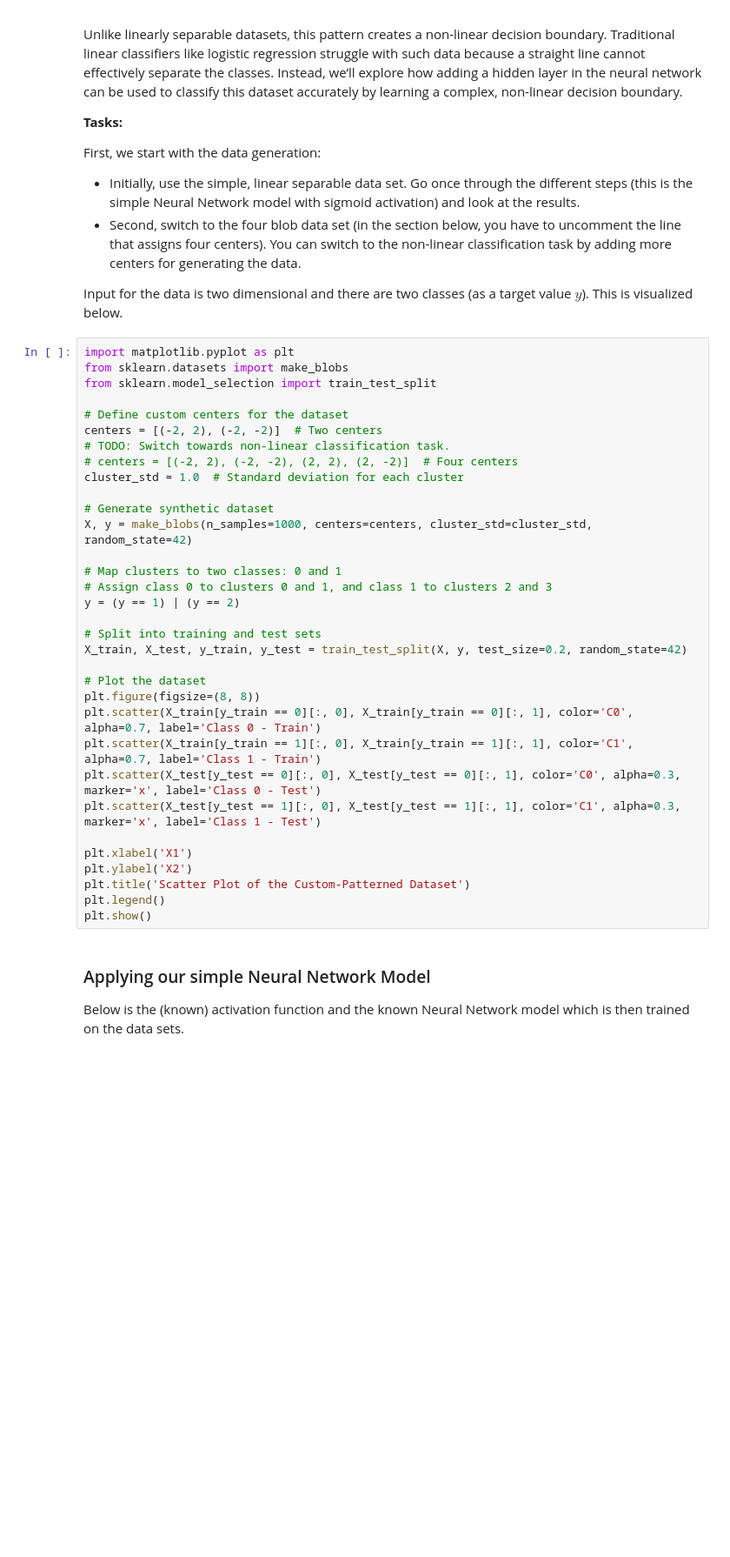
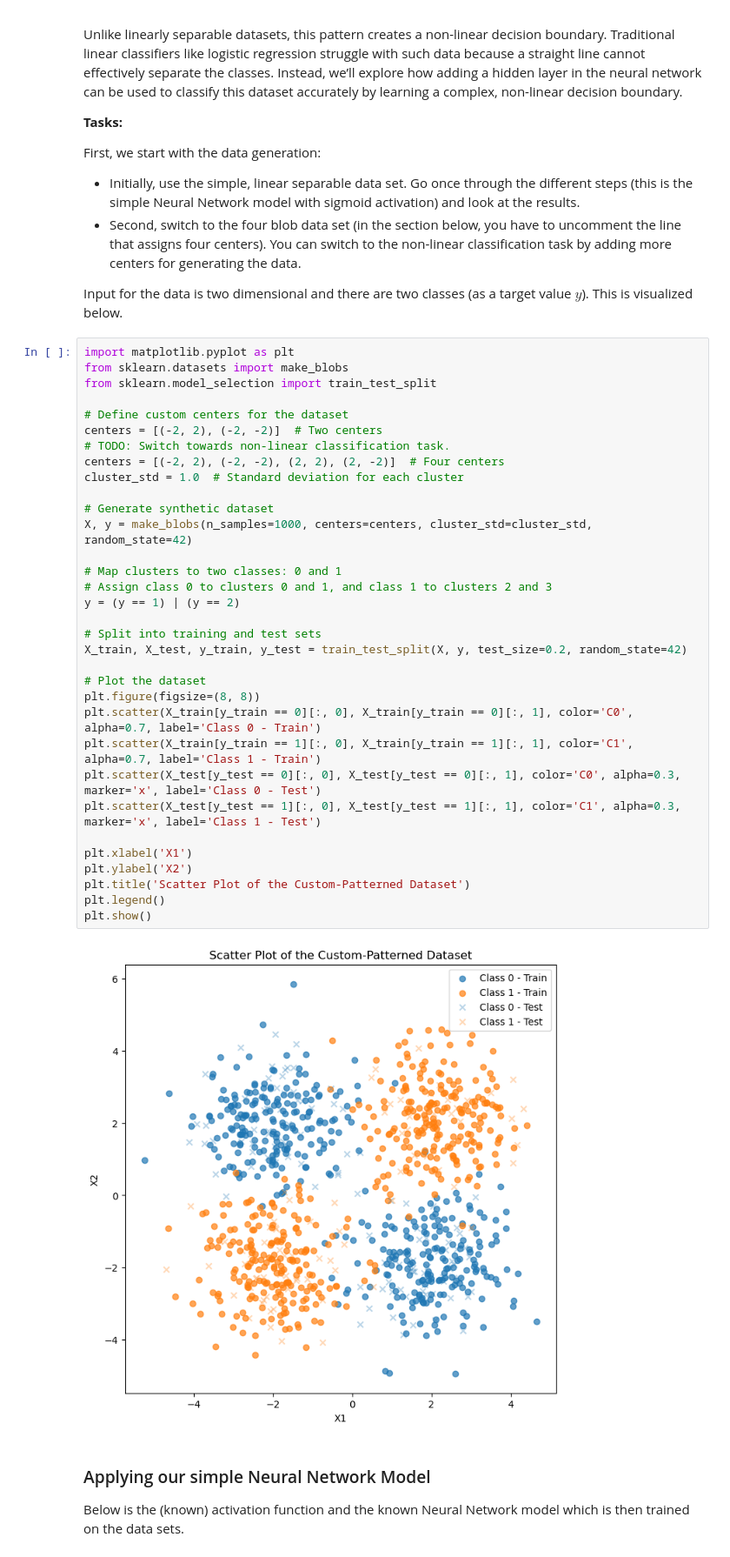
Before and after one commit to MarvinKohnen/deep-reinforcement-learning, a Jupyter notebook: drl_deep_course/5_MLP/5_A_Classification.ipynb, the cells around one changed output. Shown: that part at 87% size. Drawn from its saved outputs; the diff is of its cells as text; blank space fills up the shorter version.

```diff
--- a/drl_deep_course/5_MLP/5_A_Classification.ipynb
+++ b/drl_deep_course/5_MLP/5_A_Classification.ipynb
@@ -23,34 +23,36 @@ import matplotlib.pyplot as plt
 from sklearn.datasets import make_blobs
 from sklearn.model_selection import train_test_split
 
 # Define custom centers for the dataset
 centers = [(-2, 2), (-2, -2)]  # Two centers
 # TODO: Switch towards non-linear classification task.
-# centers = [(-2, 2), (-2, -2), (2, 2), (2, -2)]  # Four centers
+centers = [(-2, 2), (-2, -2), (2, 2), (2, -2)]  # Four centers
 cluster_std = 1.0  # Standard deviation for each cluster
 
 # Generate synthetic dataset
 X, y = make_blobs(n_samples=1000, centers=centers, cluster_std=cluster_std, random_state=42)
 
 # Map clusters to two classes: 0 and 1
 # Assign class 0 to clusters 0 and 1, and class 1 to clusters 2 and 3
 y = (y == 1) | (y == 2)
 
 # Split into training and test sets
 X_train, X_test, y_train, y_test = train_test_split(X, y, test_size=0.2, random_state=42)
 
 # Plot the dataset
 plt.figure(figsize=(8, 8))
 plt.scatter(X_train[y_train == 0][:, 0], X_train[y_train == 0][:, 1], color='C0', alpha=0.7, label='Class 0 - Train')
 plt.scatter(X_train[y_train == 1][:, 0], X_train[y_train == 1][:, 1], color='C1', alpha=0.7, label='Class 1 - Train')
 plt.scatter(X_test[y_test == 0][:, 0], X_test[y_test == 0][:, 1], color='C0', alpha=0.3, marker='x', label='Class 0 - Test')
 plt.scatter(X_test[y_test == 1][:, 0], X_test[y_test == 1][:, 1], color='C1', alpha=0.3, marker='x', label='Class 1 - Test')
 
 plt.xlabel('X1')
 plt.ylabel('X2')
 plt.title('Scatter Plot of the Custom-Patterned Dataset')
 plt.legend()
 plt.show()
+# %% [output]
+[figure, added]
 # %% [markdown]
 ### Applying our simple Neural Network Model
 
```
Also changed, not shown: parts of 7 cells of this notebook.
